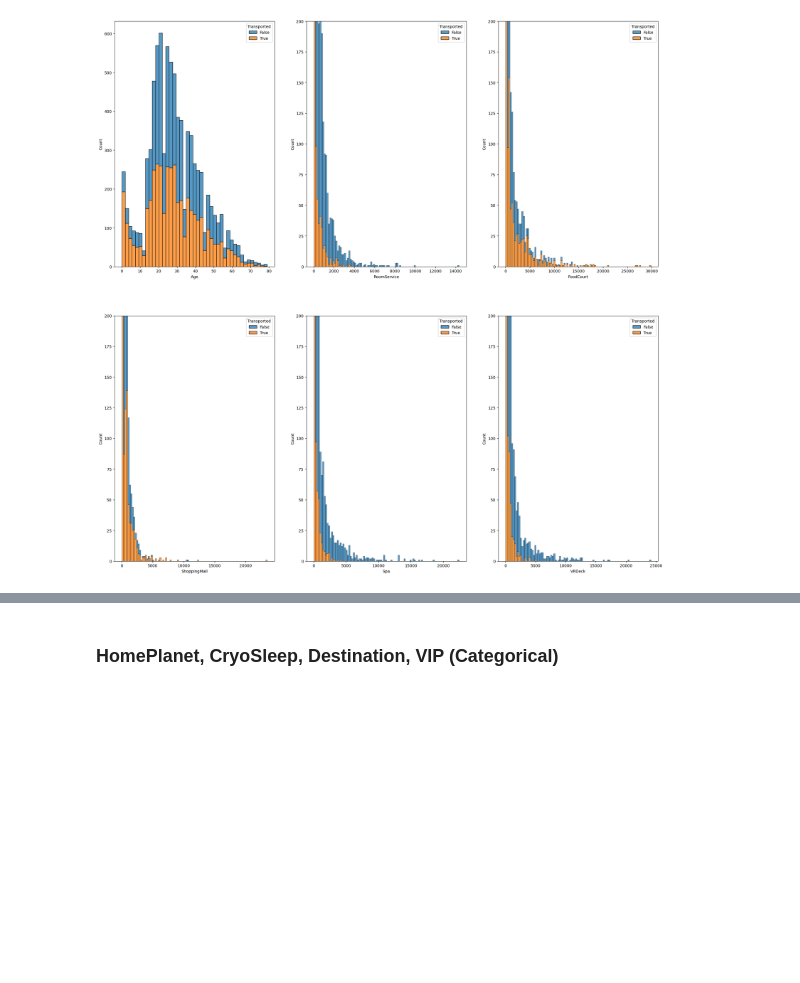
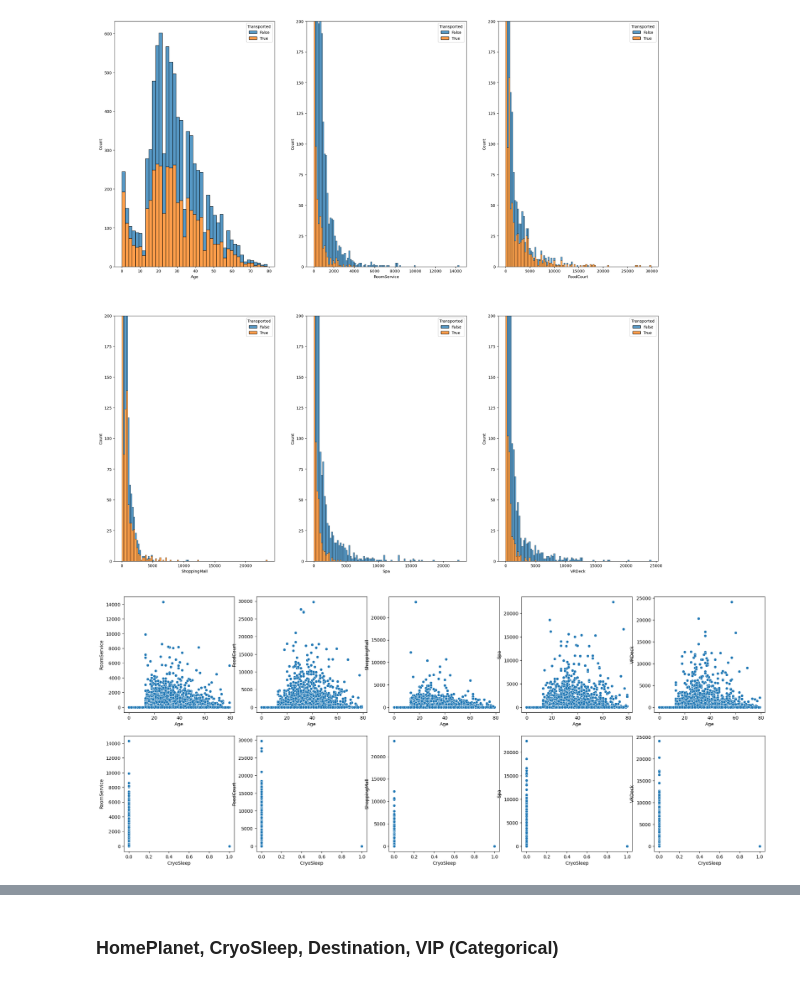
Before and after one commit to usu-wallace/CS4320_Group_Project_01, a Jupyter notebook: working/CS4320_GroupProject.ipynb, the cells around one changed output, grey strips where cells are left out. Drawn from its saved outputs; the diff is of its cells as text; code cells hidden in the pictures; blank space fills up the shorter version.

```diff
--- a/working/CS4320_GroupProject.ipynb
+++ b/working/CS4320_GroupProject.ipynb
@@ -105,3 +105,14 @@ for i in range(2):
 plt.show()
 # %% [output]
 [figure]
+# %%
+to_scatter = to_hist[1:]
+scatterX = ["Age", "CryoSleep"]
+
+fig, axes = plt.subplots(2, 5, figsize=(25, 10))
+
+for i in range(2):
+    for j in range(5):
+        sns.scatterplot(x=scatterX[i], y=to_scatter[j], data=train_df, ax=axes[i, j])
+# %% [output]
+[figure, added]
```
Also changed, not shown: parts of 7 cells of this notebook.
